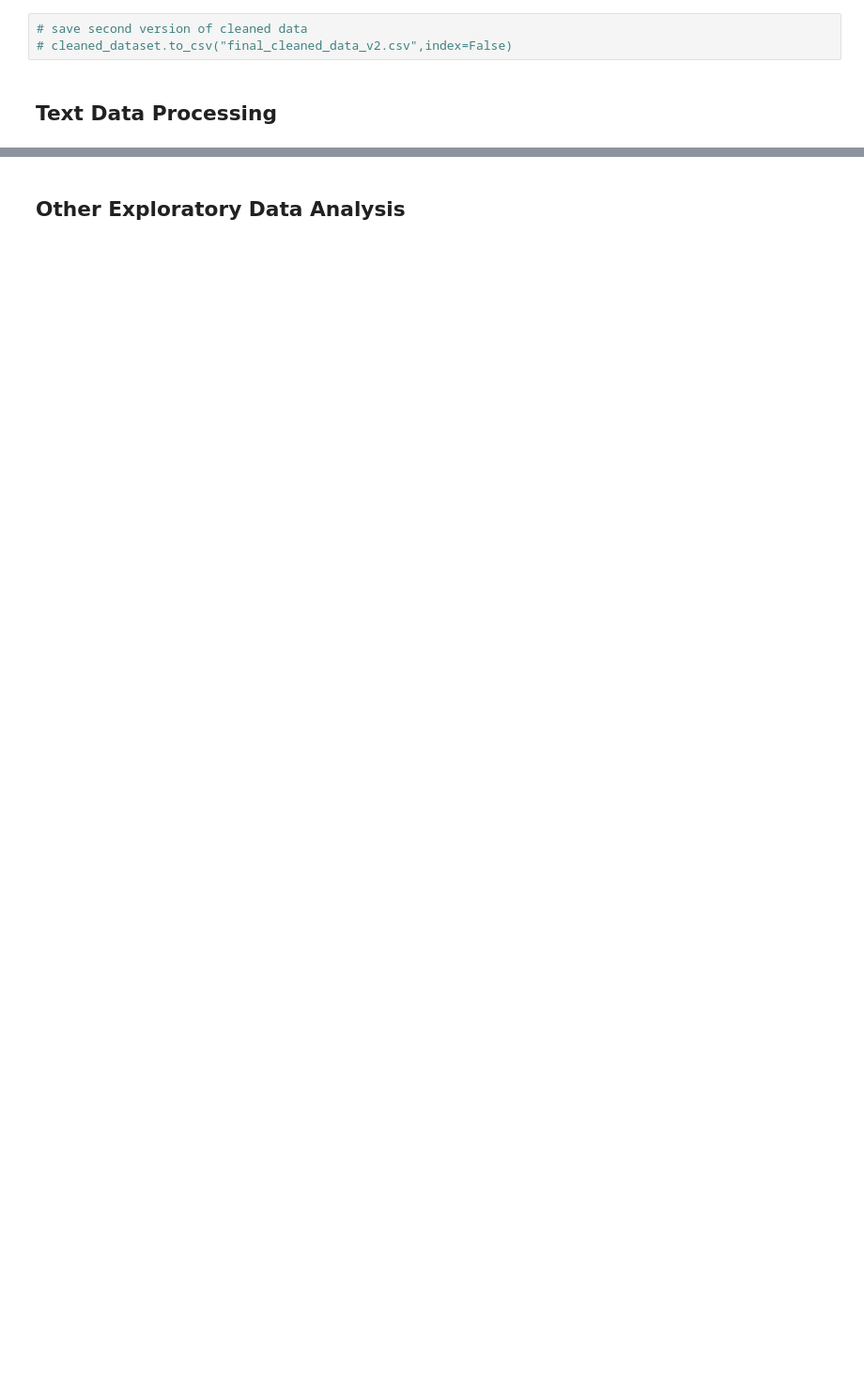
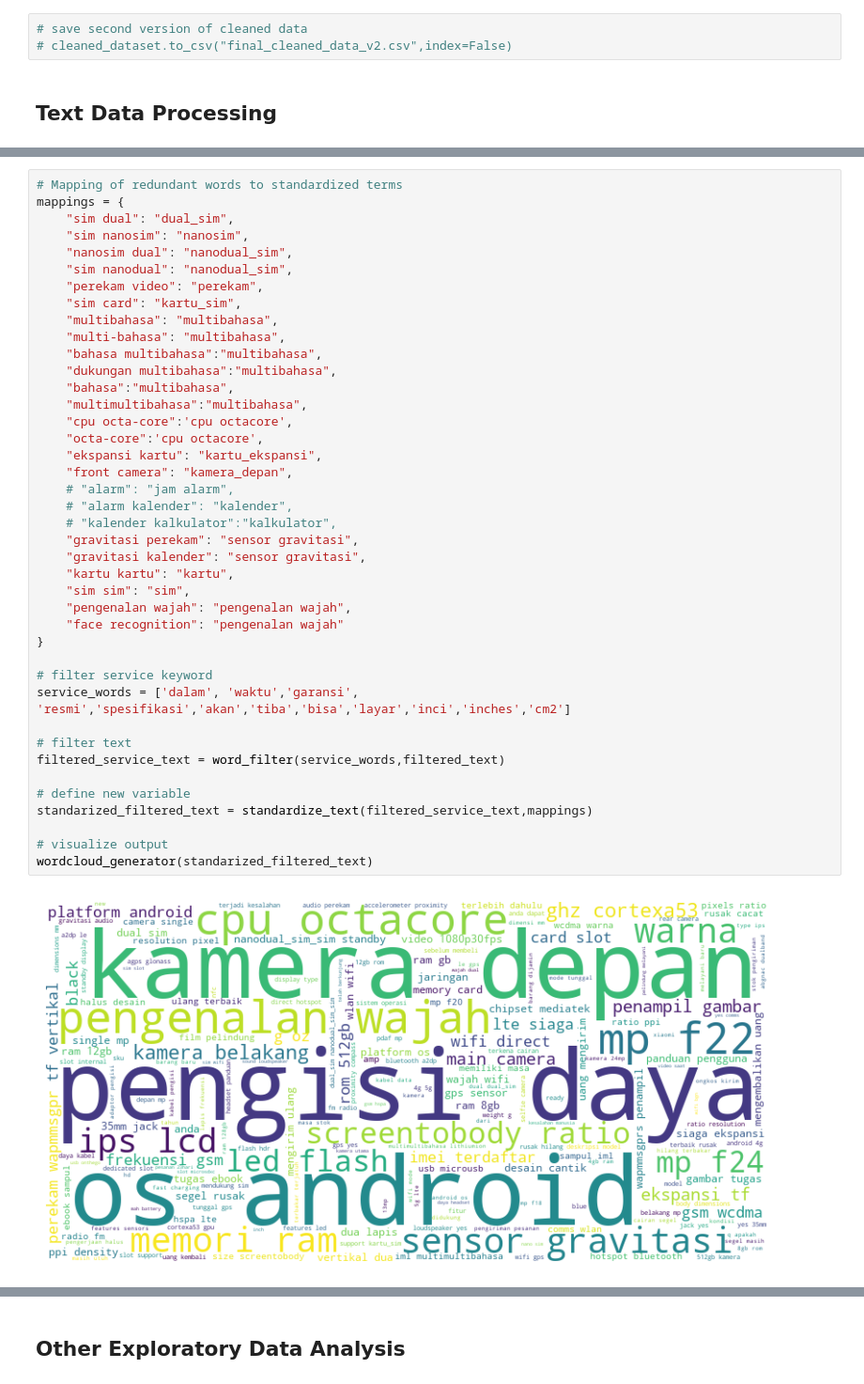
Before and after one commit to catherinehelenna/Smartphone-Data-Analysis, a Jupyter notebook: recent-project-update/Data_Visualization_Smartphone.ipynb, the cells around one changed output, grey strips where cells are left out. Shown at 94% size. Cells and saved outputs as stored; diff of their text form; blank space fills up the shorter version.

```diff
--- a/recent-project-update/Data_Visualization_Smartphone.ipynb
+++ b/recent-project-update/Data_Visualization_Smartphone.ipynb
@@ -70,0 +173,43 @@ cleaned_dataset.head()
+# %%
+# Mapping of redundant words to standardized terms
+mappings = {
+    "sim dual": "dual_sim",
+    "sim nanosim": "nanosim",
+    "nanosim dual": "nanodual_sim",
+    "sim nanodual": "nanodual_sim",
+    "perekam video": "perekam",
+    "sim card": "kartu_sim",
+    "multibahasa": "multibahasa",
+    "multi-bahasa": "multibahasa",
+    "bahasa multibahasa":"multibahasa",
+    "dukungan multibahasa":"multibahasa",
+    "bahasa":"multibahasa",
+    "multimultibahasa":"multibahasa",
+    "cpu octa-core":'cpu octacore',
+    "octa-core":'cpu octacore',
+    "ekspansi kartu": "kartu_ekspansi",
+    "front camera": "kamera_depan",
+    # "alarm": "jam alarm",
+    # "alarm kalender": "kalender",
+    # "kalender kalkulator":"kalkulator",
+    "gravitasi perekam": "sensor gravitasi",
+    "gravitasi kalender": "sensor gravitasi",
+    "kartu kartu": "kartu",
+    "sim sim": "sim",
+    "pengenalan wajah": "pengenalan wajah",
+    "face recognition": "pengenalan wajah"
+}
+
+# filter service keyword
+service_words = ['dalam', 'waktu','garansi', 'resmi','spesifikasi','akan','tiba','bisa','layar','inci','inches','cm2']
+
+# filter text
+filtered_service_text = word_filter(service_words,filtered_text)
+
+# define new variable
+standarized_filtered_text = standardize_text(filtered_service_text,mappings)
+
+# visualize output
+wordcloud_generator(standarized_filtered_text)
+# %% [output]
+[figure, added]
```
Also changed, not shown: parts of 16 cells of this notebook.
